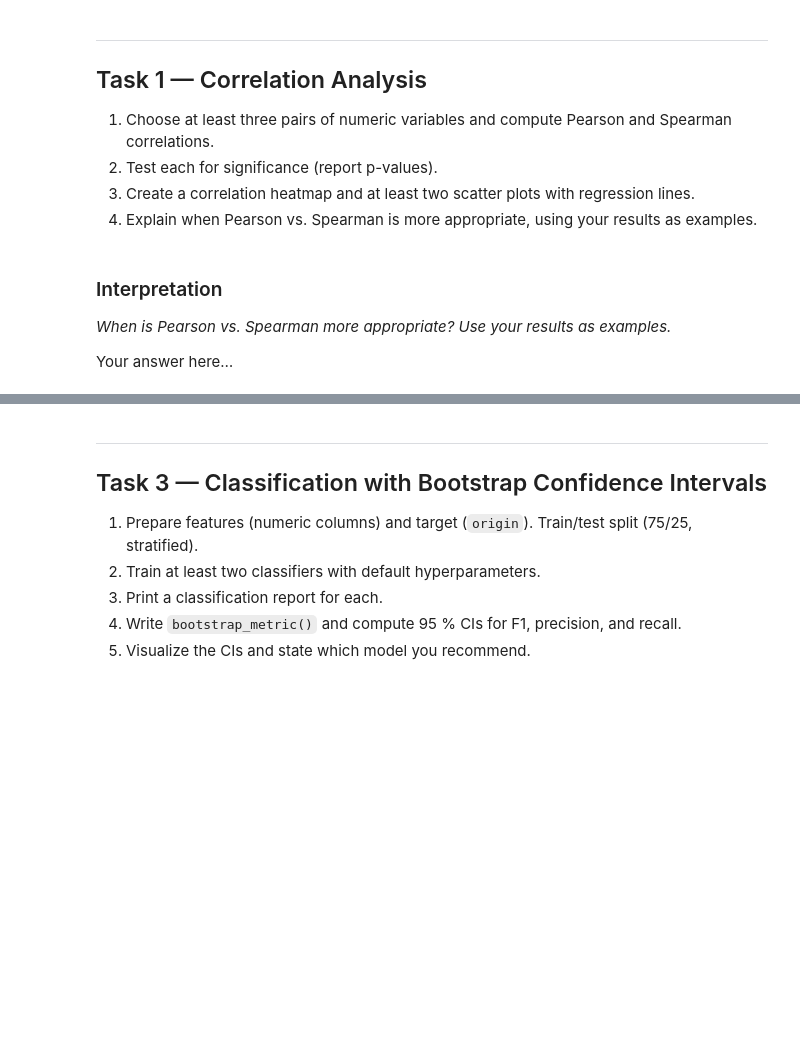
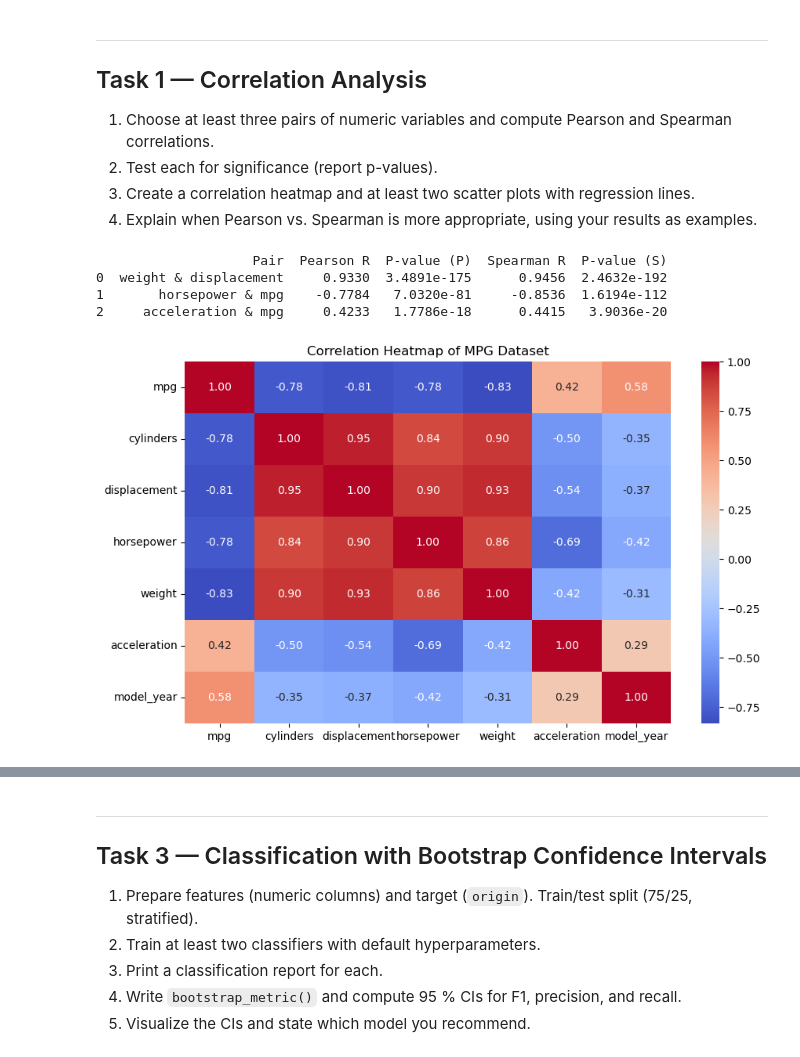
Before and after one commit to Data-AI-IDDA/m3-13-assessment, a Jupyter notebook: m3-13-assessment.ipynb, the cells around one changed output, grey strips where cells are left out. Drawn from its saved outputs; the diff is of its cells as text; code cells hidden in the pictures; blank space fills up the shorter version.

```diff
--- a/m3-13-assessment.ipynb
+++ b/m3-13-assessment.ipynb
@@ -40,6 +54,28 @@ mpg.describe()
-# %% [markdown]
-### Interpretation
-
-*When is Pearson vs. Spearman more appropriate? Use your results as examples.*
-
-Your answer here…
+# %%
+# Correlation coefficients and p-values
+pairs = [('weight', 'displacement'), ('horsepower', 'mpg'), ('acceleration', 'mpg')]
+results = []
+
+for x, y in pairs:
+    pearson_r, p_p = stats.pearsonr(mpg[x], mpg[y])
+    spearman_r, p_s = stats.spearmanr(mpg[x], mpg[y])
+    results.append({"Pair": f"{x} & {y}", "Pearson R": round(pearson_r, 4), "P-value (P)": f"{p_p:.4e}",
+                    "Spearman R": round(spearman_r, 4),
+                    "P-value (S)": f"{p_s:.4e}"})
+
+results_df = pd.DataFrame(results)
+print(results_df)
+# %% [output]
+                    Pair  Pearson R  P-value (P)  Spearman R  P-value (S)
+0  weight & displacement     0.9330  3.4891e-175      0.9456  2.4632e-192
+1       horsepower & mpg    -0.7784   7.0320e-81     -0.8536  1.6194e-112
+2     acceleration & mpg     0.4233   1.7786e-18      0.4415   3.9036e-20
+# %%
+# Correlation heatmap
+plt.figure(figsize=(10, 6))
+numeric_mpg = mpg.select_dtypes(include=[np.number])
+sns.heatmap(numeric_mpg.corr(), annot=True, cmap='coolwarm', fmt=".2f")
+plt.title("Correlation Heatmap of MPG Dataset")
+plt.show()
+# %% [output]
+[figure, added]
```
Also changed, not shown: parts of 35 cells of this notebook.
